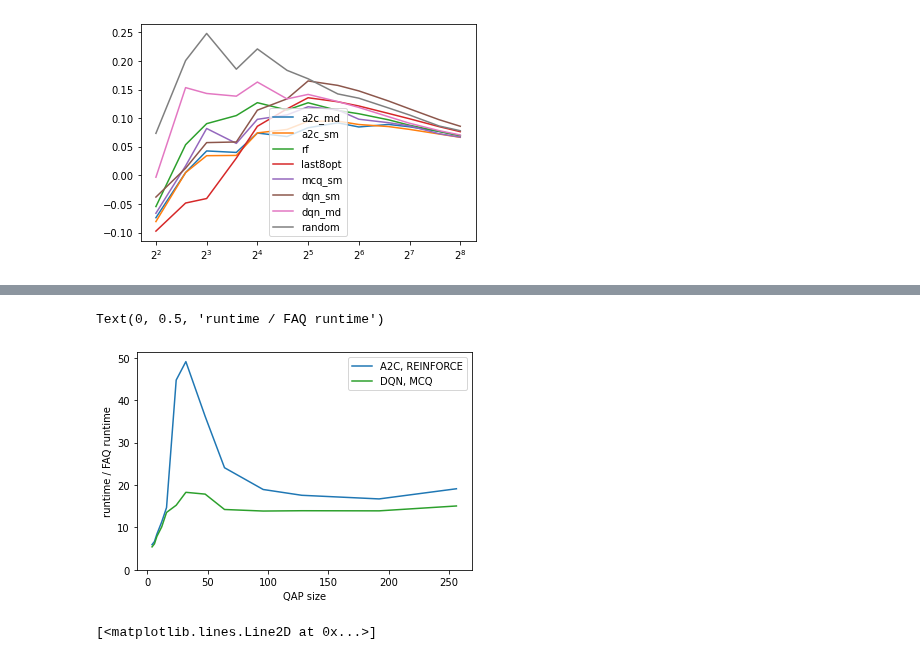
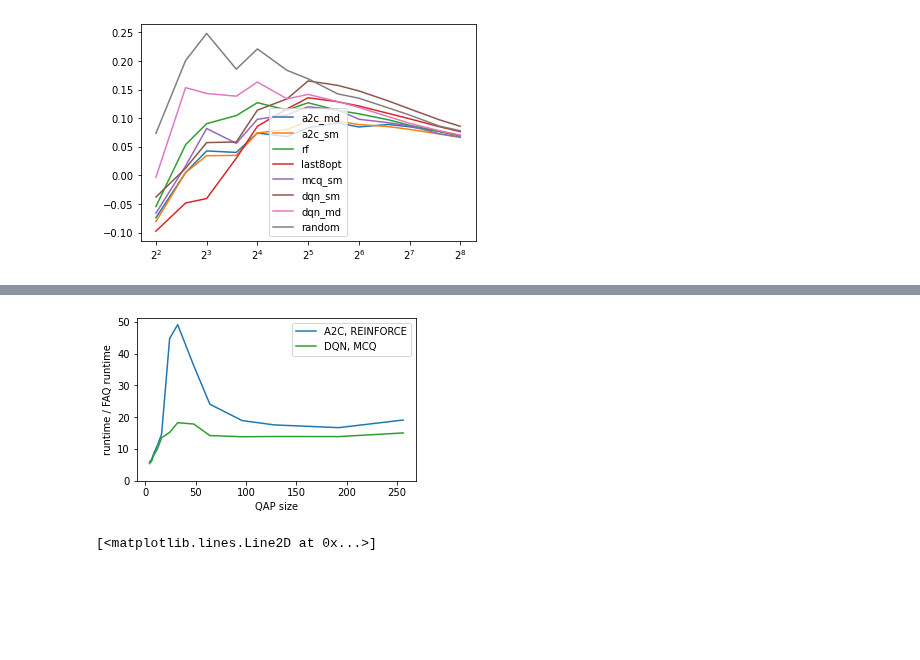
Before and after one commit to timgott/DeepQAP, a Jupyter notebook: evaluation/Generalization_by_size.ipynb, the cells around one changed output, grey strips where cells are left out. Drawn from its saved outputs; the diff is of its cells as text; code cells hidden in the pictures; blank space fills up the shorter version.

```diff
--- a/evaluation/Generalization_by_size.ipynb
+++ b/evaluation/Generalization_by_size.ipynb
@@ -331,14 +332,15 @@ Text(0, 0.5, 'runtime in seconds')
 # %%
+plt.figure(figsize=(5,3))
 plt.plot(sizes, results["a2c_sm"]["times"]/results["faq"]["times"], label="A2C, REINFORCE", color=plot_styles["a2c_sm"].color)
 plt.plot(sizes, results["dqn_sm"]["times"]/results["faq"]["times"], label="DQN, MCQ", color=plot_styles["dqn_sm"].color)
 #plt.plot(sizes, results["faq"]["times"]/results["faq"]["times"], label="FAQ", color=plot_styles["faq"].color, linestyle=plot_styles["faq"].line_style)
 plt.legend()
 plt.ylim(ymin=0)
 plt.xlabel("QAP size")
 plt.ylabel("runtime / FAQ runtime")
+plt.savefig(plot_path / "runtime_faq_factor.pdf", bbox_inches="tight")
 # %% [output]
-Text(0, 0.5, 'runtime / FAQ runtime')
-[figure, old version]
+[figure, new version]
 # %%
 plt.plot(sizes, results["rf"]["times"])
 # %% [output]
```
Also changed, not shown: parts of 1 cell of this notebook.
